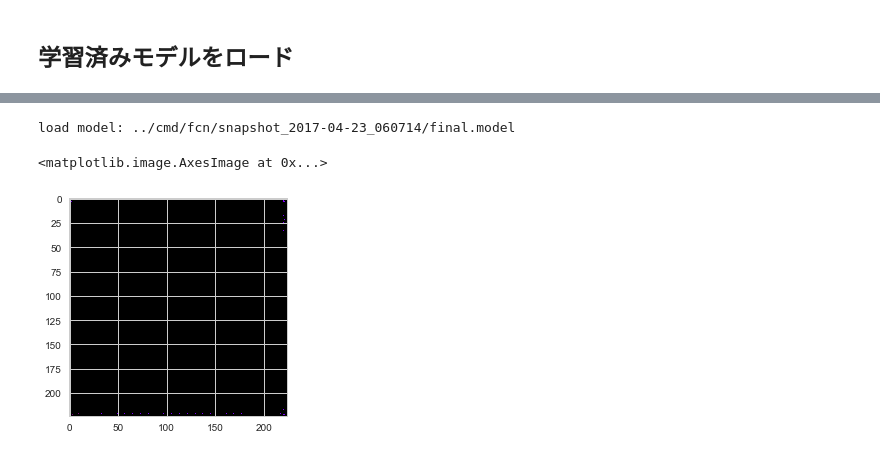
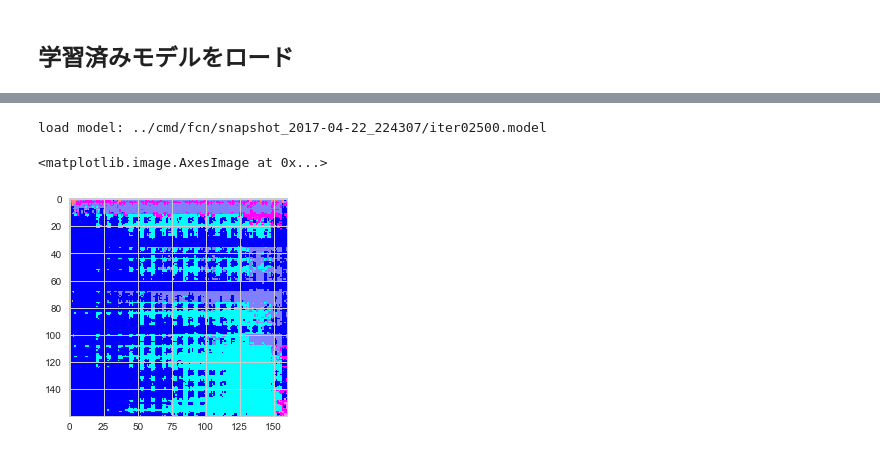
Before and after one commit to uents/chainer-playground, a Jupyter notebook: dl-course/doc/fcn.ipynb, the cells around one changed output, grey strips where cells are left out. Drawn from its saved outputs; the diff is of its cells as text; code cells hidden in the pictures.

```diff
--- a/dl-course/doc/fcn.ipynb
+++ b/dl-course/doc/fcn.ipynb
@@ -29,7 +29,7 @@ from config import *
 from fcn import *
 from image import *
 # %%
-with open(os.path.join('..', 'cache', 'cv_catalog.json'), 'r') as fp:
+with open(os.path.join('..', 'cache', 'train_catalog.json'), 'r') as fp:
     catalog = json.load(fp)
 
 dataset = catalog['dataset']
@@ -137,5 +164,5 @@ pred_images[0].shape
 # %%
-path = os.path.join('..', 'cmd', 'fcn', 'snapshot_2017-04-23_060714', 'final.model')
+path = os.path.join('..', 'cmd', 'fcn', 'snapshot_2017-04-22_224307', 'iter02500.model')
 
 model = Fcn()
 if os.path.exists(path):
@@ -143,13 +170,13 @@ if os.path.exists(path):
     chainer.serializers.load_npz(path, model)
 model.train = False
 # %% [output]
-load model: ../cmd/fcn/snapshot_2017-04-23_060714/final.model
+load model: ../cmd/fcn/snapshot_2017-04-22_224307/iter02500.model
 # %%
-pred_images = model.inference(xs)
+indexed_images = model.inference(xs)
 # %%
-pred_images = color_label_image(pred_images)
+pred_images = color_label_image(indexed_images)
 # %%
-plt.imshow(pred_images[0])
+plt.imshow(cv2.cvtColor(pred_images[4], cv2.COLOR_BGR2RGB))
 # %% [output]
 <matplotlib.image.AxesImage at 0x...>
-[figure, old version]
+[figure, new version]
```
Also changed, not shown: parts of 21 cells of this notebook.
